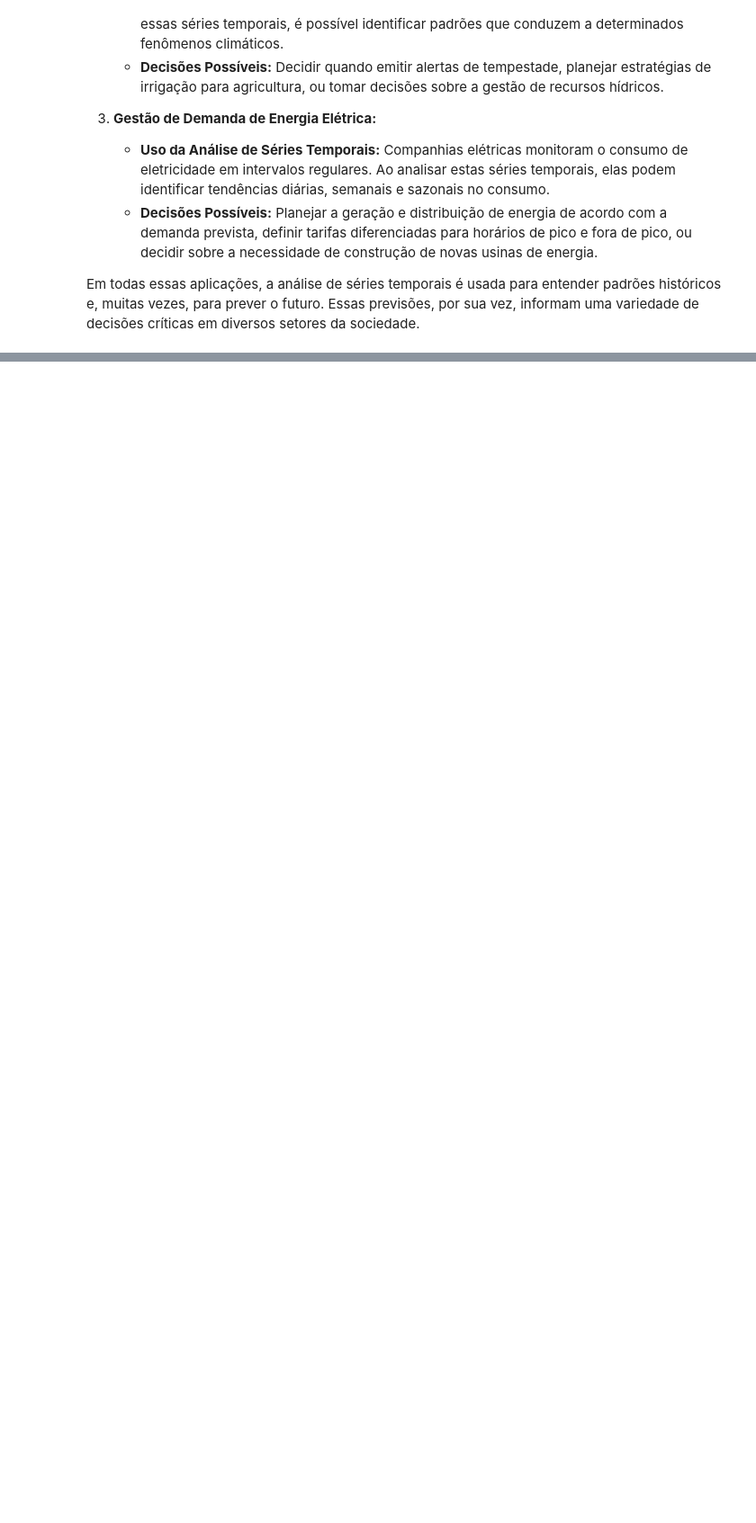
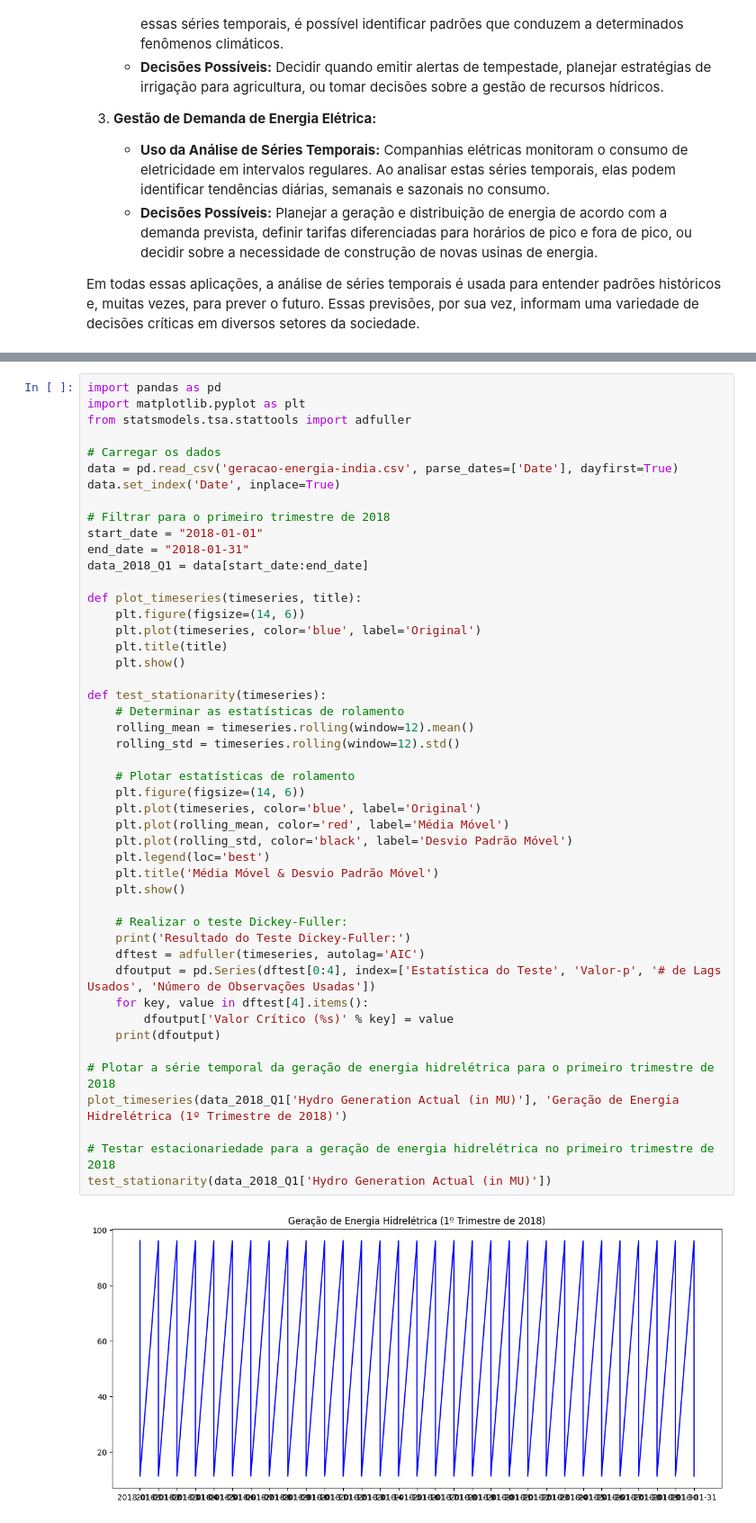
Before and after one commit to alexandrefortes/series-temporais, a Jupyter notebook: Lista de Exercicios 01.ipynb, the cells around one changed output, grey strips where cells are left out. Shown at 90% size. Drawn from its saved outputs; the diff is of its cells as text; blank space fills up the shorter version.

```diff
--- a/Lista de Exercicios 01.ipynb
+++ b/Lista de Exercicios 01.ipynb
@@ -93,0 +172,49 @@ Essas etapas formam a base para uma análise inicial dos dados de séries tempor
+# %%
+import pandas as pd
+import matplotlib.pyplot as plt
+from statsmodels.tsa.stattools import adfuller
+
+# Carregar os dados
+data = pd.read_csv('geracao-energia-india.csv', parse_dates=['Date'], dayfirst=True)
+data.set_index('Date', inplace=True)
+
+# Filtrar para o primeiro trimestre de 2018
+start_date = "2018-01-01"
+end_date = "2018-01-31"
+data_2018_Q1 = data[start_date:end_date]
+
+def plot_timeseries(timeseries, title):
+    plt.figure(figsize=(14, 6))
+    plt.plot(timeseries, color='blue', label='Original')
+    plt.title(title)
+    plt.show()
+
+def test_stationarity(timeseries):
+    # Determinar as estatísticas de rolamento
+    rolling_mean = timeseries.rolling(window=12).mean()
+    rolling_std = timeseries.rolling(window=12).std()
+
+    # Plotar estatísticas de rolamento
+    plt.figure(figsize=(14, 6))
+    plt.plot(timeseries, color='blue', label='Original')
+    plt.plot(rolling_mean, color='red', label='Média Móvel')
+    plt.plot(rolling_std, color='black', label='Desvio Padrão Móvel')
+    plt.legend(loc='best')
+    plt.title('Média Móvel & Desvio Padrão Móvel')
+    plt.show()
+
+    # Realizar o teste Dickey-Fuller:
+    print('Resultado do Teste Dickey-Fuller:')
+    dftest = adfuller(timeseries, autolag='AIC')
+    dfoutput = pd.Series(dftest[0:4], index=['Estatística do Teste', 'Valor-p', '# de Lags Usados', 'Número de Observações Usadas'])
+    for key, value in dftest[4].items():
+        dfoutput['Valor Crítico (%s)' % key] = value
+    print(dfoutput)
+
+# Plotar a série temporal da geração de energia hidrelétrica para o primeiro trimestre de 2018
+plot_timeseries(data_2018_Q1['Hydro Generation Actual (in MU)'], 'Geração de Energia Hidrelétrica (1º Trimestre de 2018)')
+
+# Testar estacionariedade para a geração de energia hidrelétrica no primeiro trimestre de 2018
+test_stationarity(data_2018_Q1['Hydro Generation Actual (in MU)'])
+# %% [output]
+[figure, added]
```
Also changed, not shown: parts of 14 cells of this notebook, 5 other files.
